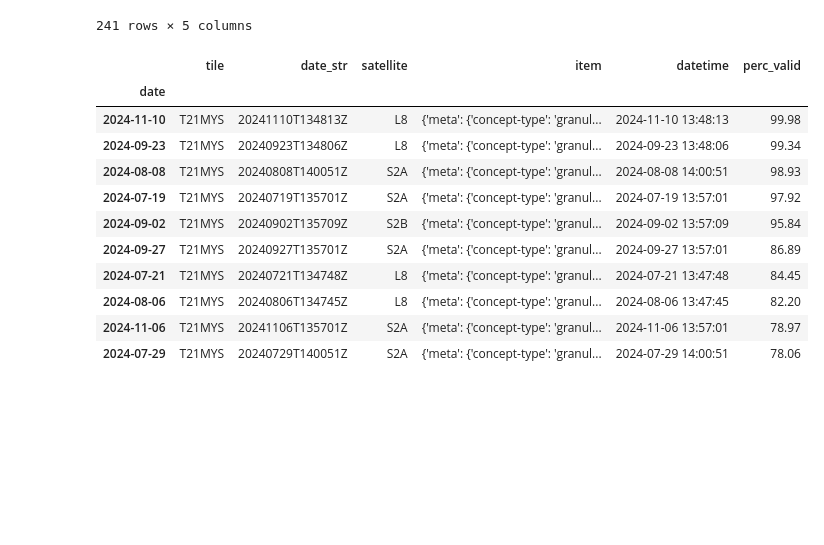
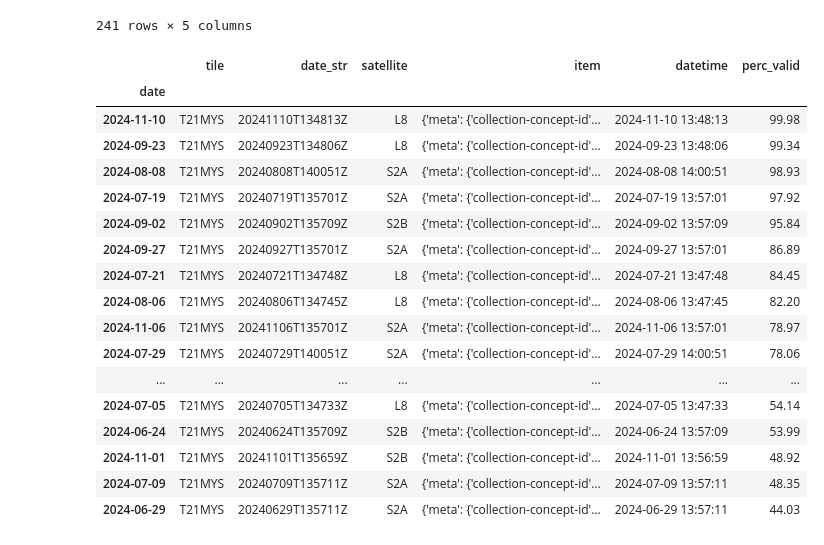
Before and after one commit to cordmaur/swot, a Jupyter notebook: nbs/07-Download_OPERA_masks.ipynb, the cells around one changed output. Cells and saved outputs as stored; diff of their text form; code cells hidden in the pictures; blank space fills up the shorter version.

```diff
--- a/nbs/07-Download_OPERA_masks.ipynb
+++ b/nbs/07-Download_OPERA_masks.ipynb
@@ -80,17 +86,23 @@ opera_df = fill_df_with_stats(
     columns=["perc_valid"],
 )
 # %%
-opera_df.sort_values(by="perc_valid", ascending=False).iloc[:10]
+opera_df.sort_values(by="perc_valid", ascending=False).iloc[:20]
 # %% [output]
 |  | tile | date_str | satellite | item | datetime | perc_valid |
 | date |  |  |  |  |  |  |
-| 2024-11-10 | T21MYS | 20241110T134813Z | L8 | {'meta': {'concept-type': 'granul... | 2024-11-10 13:48:13 | 99.98 |
-| 2024-09-23 | T21MYS | 20240923T134806Z | L8 | {'meta': {'concept-type': 'granul... | 2024-09-23 13:48:06 | 99.34 |
-| 2024-08-08 | T21MYS | 20240808T140051Z | S2A | {'meta': {'concept-type': 'granul... | 2024-08-08 14:00:51 | 98.93 |
-| 2024-07-19 | T21MYS | 20240719T135701Z | S2A | {'meta': {'concept-type': 'granul... | 2024-07-19 13:57:01 | 97.92 |
-| 2024-09-02 | T21MYS | 20240902T135709Z | S2B | {'meta': {'concept-type': 'granul... | 2024-09-02 13:57:09 | 95.84 |
-| 2024-09-27 | T21MYS | 20240927T135701Z | S2A | {'meta': {'concept-type': 'granul... | 2024-09-27 13:57:01 | 86.89 |
-| 2024-07-21 | T21MYS | 20240721T134748Z | L8 | {'meta': {'concept-type': 'granul... | 2024-07-21 13:47:48 | 84.45 |
-| 2024-08-06 | T21MYS | 20240806T134745Z | L8 | {'meta': {'concept-type': 'granul... | 2024-08-06 13:47:45 | 82.20 |
-| 2024-11-06 | T21MYS | 20241106T135701Z | S2A | {'meta': {'concept-type': 'granul... | 2024-11-06 13:57:01 | 78.97 |
-| 2024-07-29 | T21MYS | 20240729T140051Z | S2A | {'meta': {'concept-type': 'granul... | 2024-07-29 14:00:51 | 78.06 |
+| 2024-11-10 | T21MYS | 20241110T134813Z | L8 | {'meta': {'collection-concept-id'... | 2024-11-10 13:48:13 | 99.98 |
+| 2024-09-23 | T21MYS | 20240923T134806Z | L8 | {'meta': {'collection-concept-id'... | 2024-09-23 13:48:06 | 99.34 |
+| 2024-08-08 | T21MYS | 20240808T140051Z | S2A | {'meta': {'collection-concept-id'... | 2024-08-08 14:00:51 | 98.93 |
+| 2024-07-19 | T21MYS | 20240719T135701Z | S2A | {'meta': {'collection-concept-id'... | 2024-07-19 13:57:01 | 97.92 |
+| 2024-09-02 | T21MYS | 20240902T135709Z | S2B | {'meta': {'collection-concept-id'... | 2024-09-02 13:57:09 | 95.84 |
+| 2024-09-27 | T21MYS | 20240927T135701Z | S2A | {'meta': {'collection-concept-id'... | 2024-09-27 13:57:01 | 86.89 |
+| 2024-07-21 | T21MYS | 20240721T134748Z | L8 | {'meta': {'collection-concept-id'... | 2024-07-21 13:47:48 | 84.45 |
+| 2024-08-06 | T21MYS | 20240806T134745Z | L8 | {'meta': {'collection-concept-id'... | 2024-08-06 13:47:45 | 82.20 |
+| 2024-11-06 | T21MYS | 20241106T135701Z | S2A | {'meta': {'collection-concept-id'... | 2024-11-06 13:57:01 | 78.97 |
+| 2024-07-29 | T21MYS | 20240729T140051Z | S2A | {'meta': {'collection-concept-id'... | 2024-07-29 14:00:51 | 78.06 |
+| ... | ... | ... | ... | ... | ... | ... |
+| 2024-07-05 | T21MYS | 20240705T134733Z | L8 | {'meta': {'collection-concept-id'... | 2024-07-05 13:47:33 | 54.14 |
+| 2024-06-24 | T21MYS | 20240624T135709Z | S2B | {'meta': {'collection-concept-id'... | 2024-06-24 13:57:09 | 53.99 |
+| 2024-11-01 | T21MYS | 20241101T135659Z | S2B | {'meta': {'collection-concept-id'... | 2024-11-01 13:56:59 | 48.92 |
+| 2024-07-09 | T21MYS | 20240709T135711Z | S2A | {'meta': {'collection-concept-id'... | 2024-07-09 13:57:11 | 48.35 |
+| 2024-06-29 | T21MYS | 20240629T135711Z | S2A | {'meta': {'collection-concept-id'... | 2024-06-29 13:57:11 | 44.03 |
```
Also changed, not shown: parts of 105 cells of this notebook, 10 other files.
